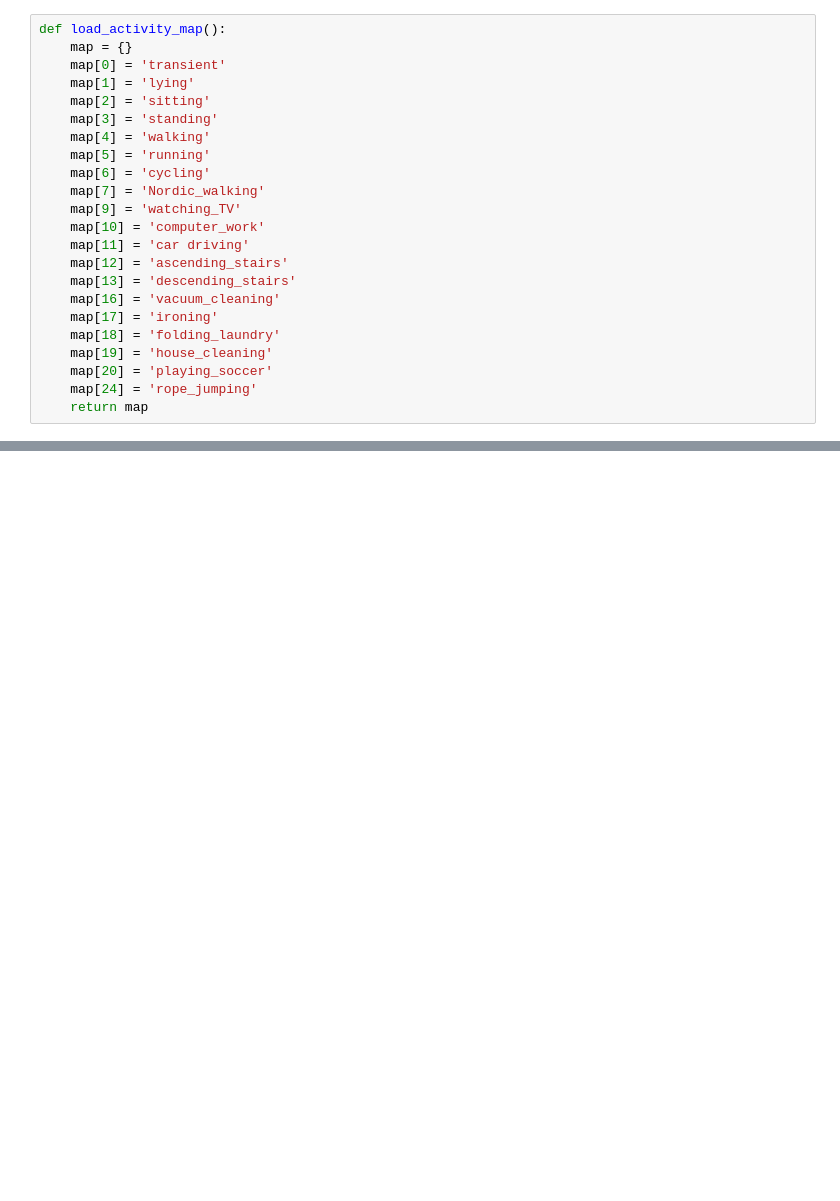
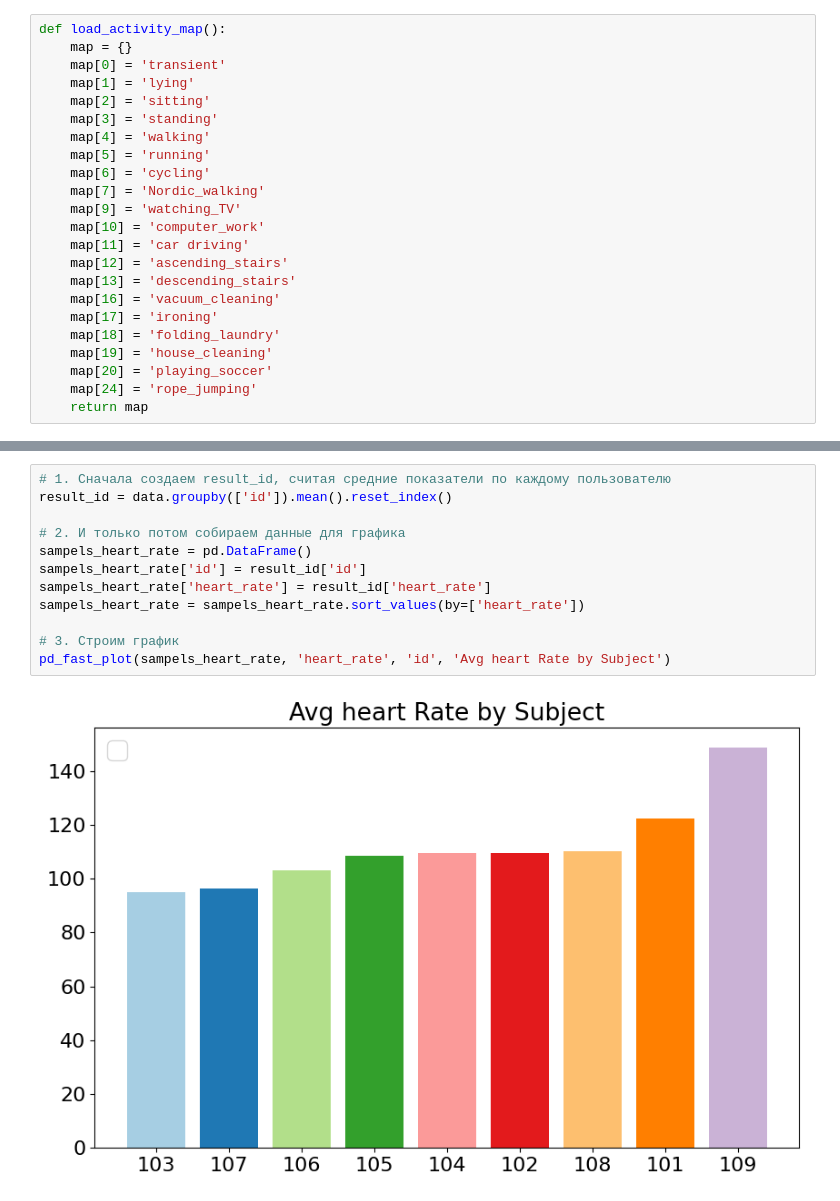
Before and after one commit to soedvut/guessing-sports-activity, a Jupyter notebook: classification.ipynb, the cells around one changed output, grey strips where cells are left out. Saved outputs shown, nothing was run; the diff lists cells and outputs as text; blank space fills up the shorter version.

```diff
--- a/classification.ipynb
+++ b/classification.ipynb
@@ -56,0 +137,14 @@ cols_to_drop = [col for col in columns_names if 'orientation' in col] + ['time_s
+# %%
+# 1. Сначала создаем result_id, считая средние показатели по каждому пользователю
+result_id = data.groupby(['id']).mean().reset_index()
+
+# 2. И только потом собираем данные для графика
+sampels_heart_rate = pd.DataFrame()
+sampels_heart_rate['id'] = result_id['id']
+sampels_heart_rate['heart_rate'] = result_id['heart_rate']
+sampels_heart_rate = sampels_heart_rate.sort_values(by=['heart_rate'])
+
+# 3. Строим график
+pd_fast_plot(sampels_heart_rate, 'heart_rate', 'id', 'Avg heart Rate by Subject')
+# %% [output]
+[figure, added]
```
Also changed, not shown: parts of 15 cells of this notebook.
